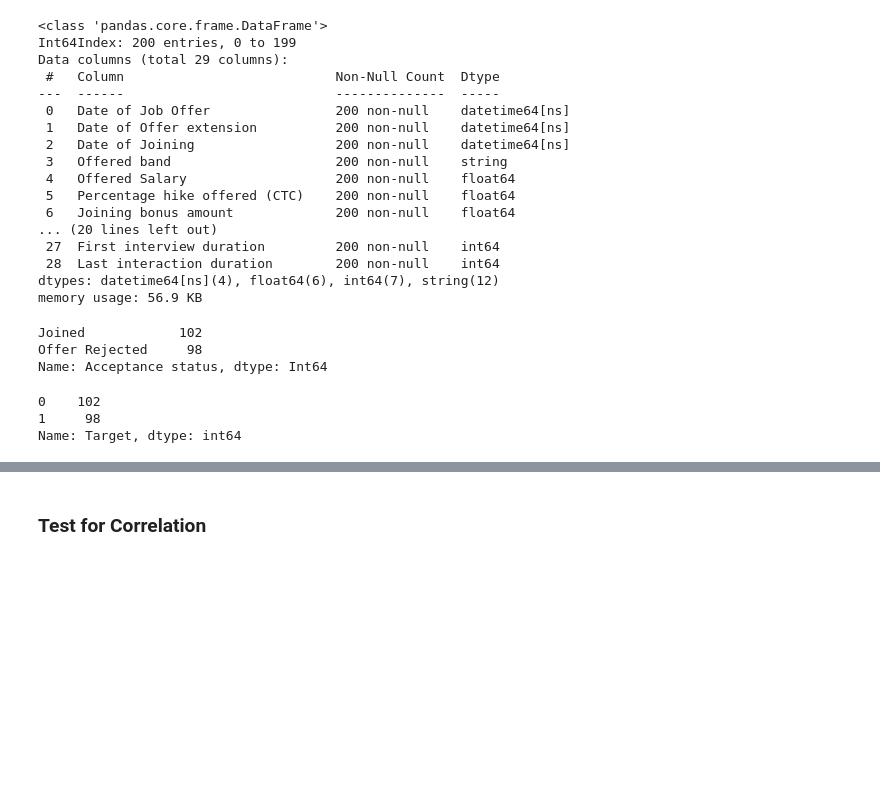
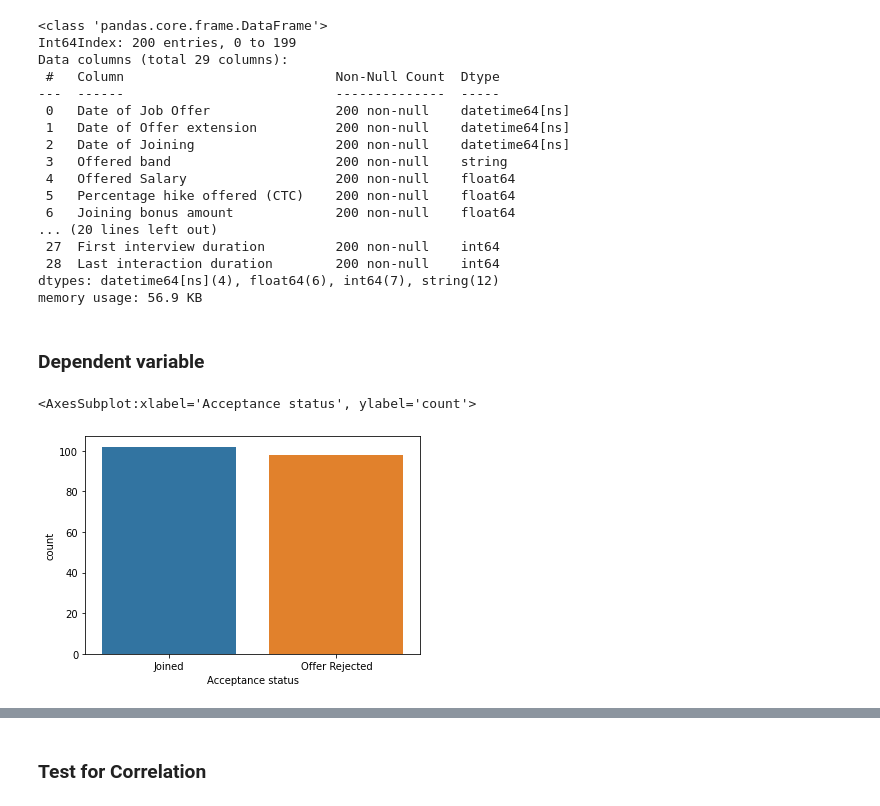
Before and after one commit to karunyads/MiniProject-FE, a Jupyter notebook: FE_PROJECT1_06.ipynb, the cells around one changed output, grey strips where cells are left out. Drawn from its saved outputs; the diff is of its cells as text; code cells hidden in the pictures; blank space fills up the shorter version.

```diff
--- a/FE_PROJECT1_06.ipynb
+++ b/FE_PROJECT1_06.ipynb
@@ -253,18 +253,13 @@ Data columns (total 29 columns):
  28  Last interaction duration        200 non-null    int64
 dtypes: datetime64[ns](4), float64(6), int64(7), string(12)
 memory usage: 56.9 KB
+# %% [markdown]
+### Dependent variable
 # %%
 #create a target coulmn as numeric
 data['Target'] = data['Acceptance status'].astype('category').cat.codes
-# %%
-data['Acceptance status'].value_counts()
-# %% [output]
-Joined            102
-Offer Rejected     98
-Name: Acceptance status, dtype: Int64
-# %%
-data['Target'].value_counts()
-# %% [output]
-0    102
-1     98
-Name: Target, dtype: int64
+# %%
+sns.countplot(x=data['Acceptance status'])
+# %% [output]
+<AxesSubplot:xlabel='Acceptance status', ylabel='count'>
+[figure, added]
```
Also changed, not shown: parts of 5 cells of this notebook.
